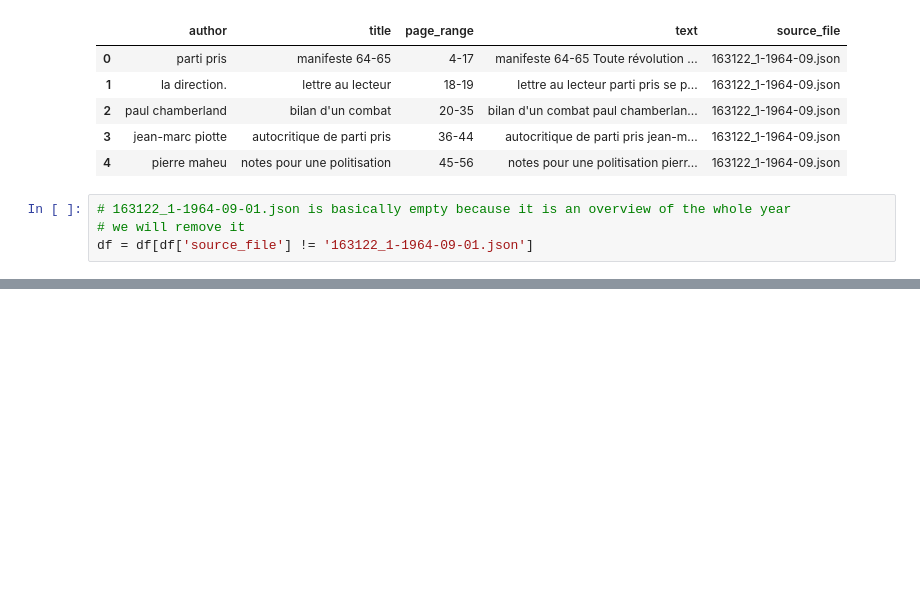
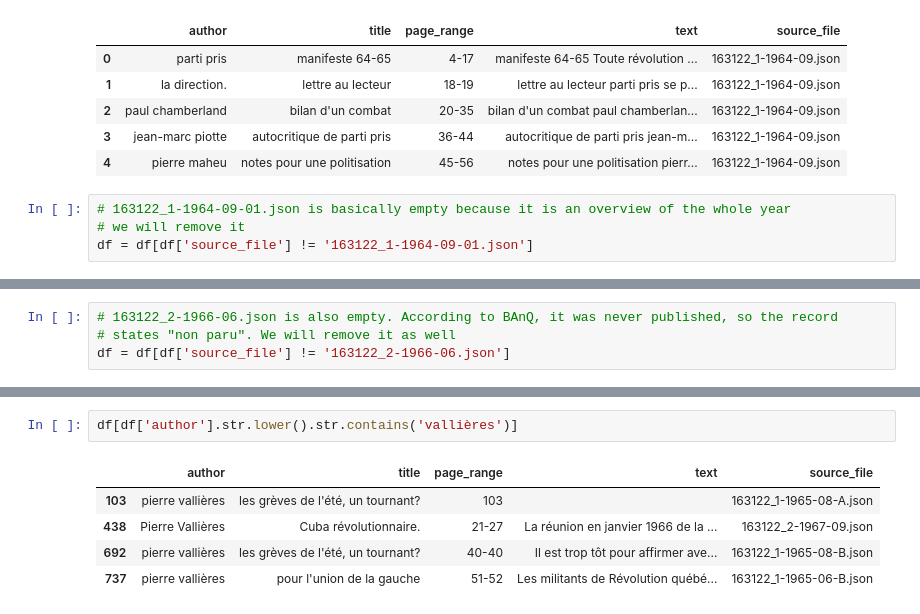
Before and after one commit to mervetekgurler/partipris, a Jupyter notebook: notebooks/text_preprocessing.ipynb, the cells around one changed output, grey strips where cells are left out. Cells and saved outputs as stored; diff of their text form; blank space fills up the shorter version.

```diff
--- a/notebooks/text_preprocessing.ipynb
+++ b/notebooks/text_preprocessing.ipynb
@@ -46,0 +41,4 @@ df[df['author'].str.lower().str.contains('berque')]
+# %%
+# 163122_2-1966-06.json is also empty. According to BAnQ, it was never published, so the record
+# states "non paru". We will remove it as well
+df = df[df['source_file'] != '163122_2-1966-06.json']
@@ -46,0 +66,8 @@ df[df['author'].str.lower().str.contains('berque')]
+# %%
+df[df['author'].str.lower().str.contains('vallières')]
+# %% [output]
+|  | author | title | page_range | text | source_file |
+| 103 | pierre vallières | les grèves de l'été, un tournant? | 103 |  | 163122_1-1965-08-A.json |
+| 438 | Pierre Vallières | Cuba révolutionnaire. | 21-27 | La réunion en janvier 1966 de la ... | 163122_2-1967-09.json |
+| 692 | pierre vallières | les grèves de l'été, un tournant? | 40-40 | Il est trop tôt pour affirmer ave... | 163122_1-1965-08-B.json |
+| 737 | pierre vallières | pour l'union de la gauche | 51-52 | Les militants de Révolution québé... | 163122_1-1965-06-B.json |
```
Also changed, not shown: parts of 7 cells of this notebook, 1 other file.
